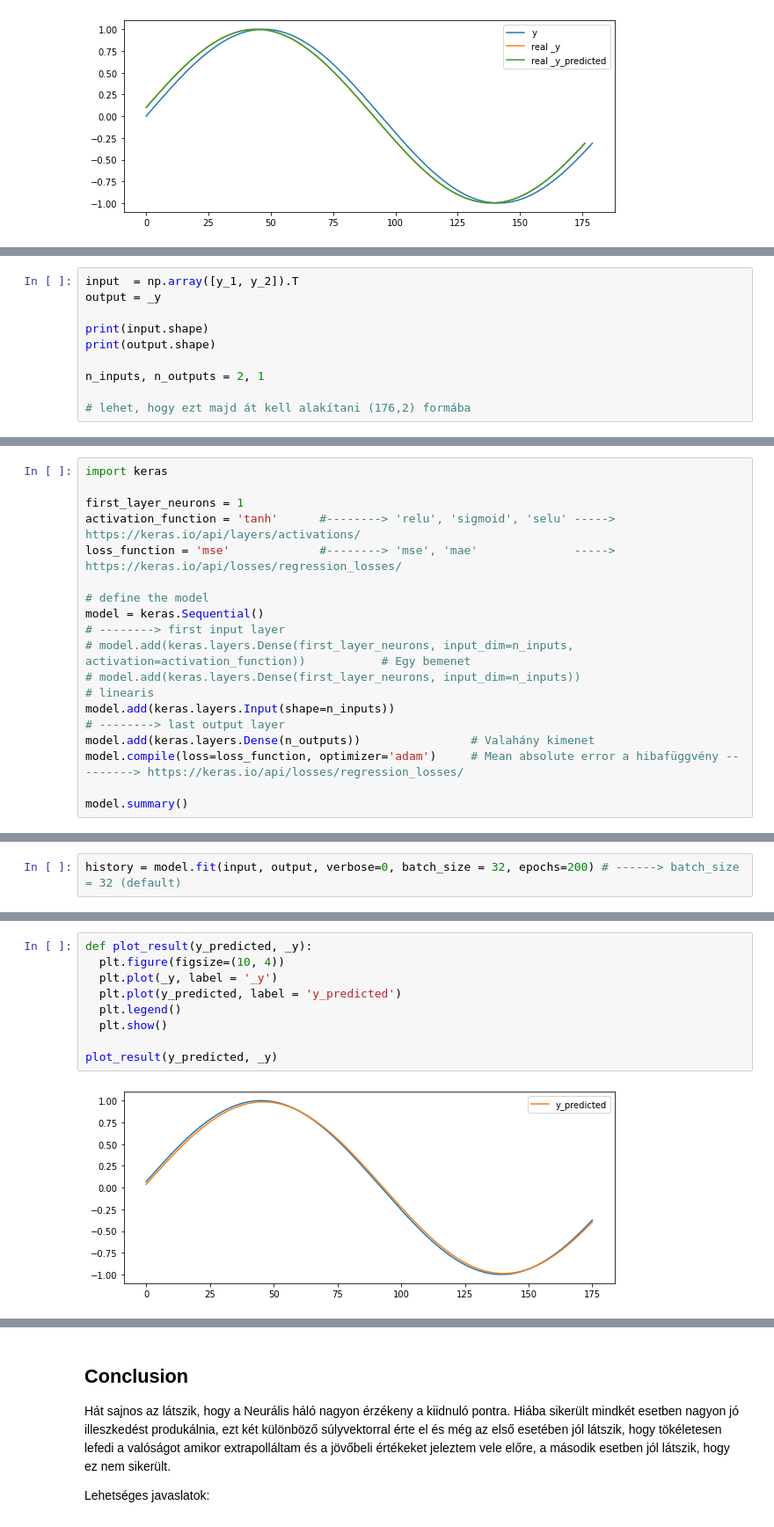
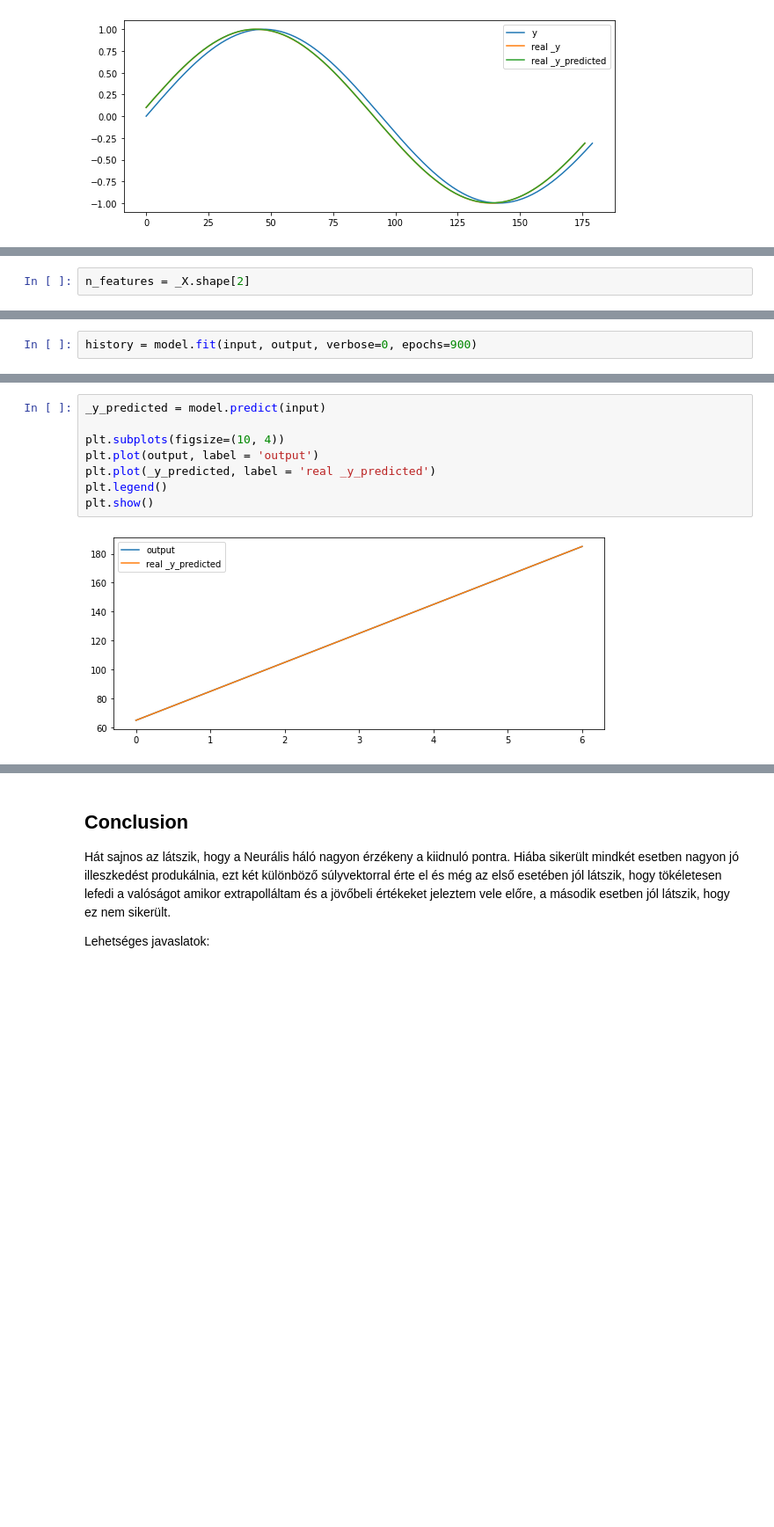
Before and after one commit to JoDeMiro/Keras, a Jupyter notebook: 05_Keras_Time_Series_Forcasting_via_1D_Convolution.ipynb, the cells around one changed output, grey strips where cells are left out. Shown at 88% size. Drawn from its saved outputs; the diff is of its cells as text; blank space fills up the shorter version.

```diff
--- a/05_Keras_Time_Series_Forcasting_via_1D_Convolution.ipynb
+++ b/05_Keras_Time_Series_Forcasting_via_1D_Convolution.ipynb
@@ -665,0 +789,2 @@ _________________________________________________________________
+# %%
+n_features = _X.shape[2]
@@ -726,10 +875,0 @@ plot_result(y_t_1_pred, _y)
-# %%
-input  = np.array([y_1, y_2]).T
-output = _y
-
-print(input.shape)
-print(output.shape)
-
-n_inputs, n_outputs = 2, 1
-
-# lehet, hogy ezt majd át kell alakítani (176,2) formába
@@ -739,18 +875,0 @@ n_inputs, n_outputs = 2, 1
-# %%
-import keras
-
-first_layer_neurons = 1
-activation_function = 'tanh'      #--------> 'relu', 'sigmoid', 'selu' -----> https://keras.io/api/layers/activations/
-loss_function = 'mse'             #--------> 'mse', 'mae'              -----> https://keras.io/api/losses/regression_losses/
-
-# define the model
-model = keras.Sequential()
-# --------> first input layer
-# model.add(keras.layers.Dense(first_layer_neurons, input_dim=n_inputs, activation=activation_function))           # Egy bemenet
-# model.add(keras.layers.Dense(first_layer_neurons, input_dim=n_inputs))                                           # linearis
-model.add(keras.layers.Input(shape=n_inputs))
-# --------> last output layer
-model.add(keras.layers.Dense(n_outputs))                # Valahány kimenet
-model.compile(loss=loss_function, optimizer='adam')     # Mean absolute error a hibafüggvény ---------> https://keras.io/api/losses/regression_losses/
-
-model.summary()
@@ -769,5 +880,5 @@ _________________________________________________________________
 # %%
-history = model.fit(input, output, verbose=0, batch_size = 32, epochs=200) # ------> batch_size = 32 (default)
+history = model.fit(input, output, verbose=0, epochs=900)
 # %%
 def plot_loss(history):
   plt.plot(history.history['loss'], label='loss')
@@ -784,11 +905,10 @@ y_predicted = model.predict(input)
 # %%
-def plot_result(y_predicted, _y):
-  plt.figure(figsize=(10, 4))
-  plt.plot(_y, label = '_y')
-  plt.plot(y_predicted, label = 'y_predicted')
-  plt.legend()
-  plt.show()
+_y_predicted = model.predict(input)
 
-plot_result(y_predicted, _y)
+plt.subplots(figsize=(10, 4))
+plt.plot(output, label = 'output')
+plt.plot(_y_predicted, label = 'real _y_predicted')
+plt.legend()
+plt.show()
 # %% [output]
-[figure, old version]
+[figure, new version]
```
Also changed, not shown: parts of 136 cells of this notebook.
